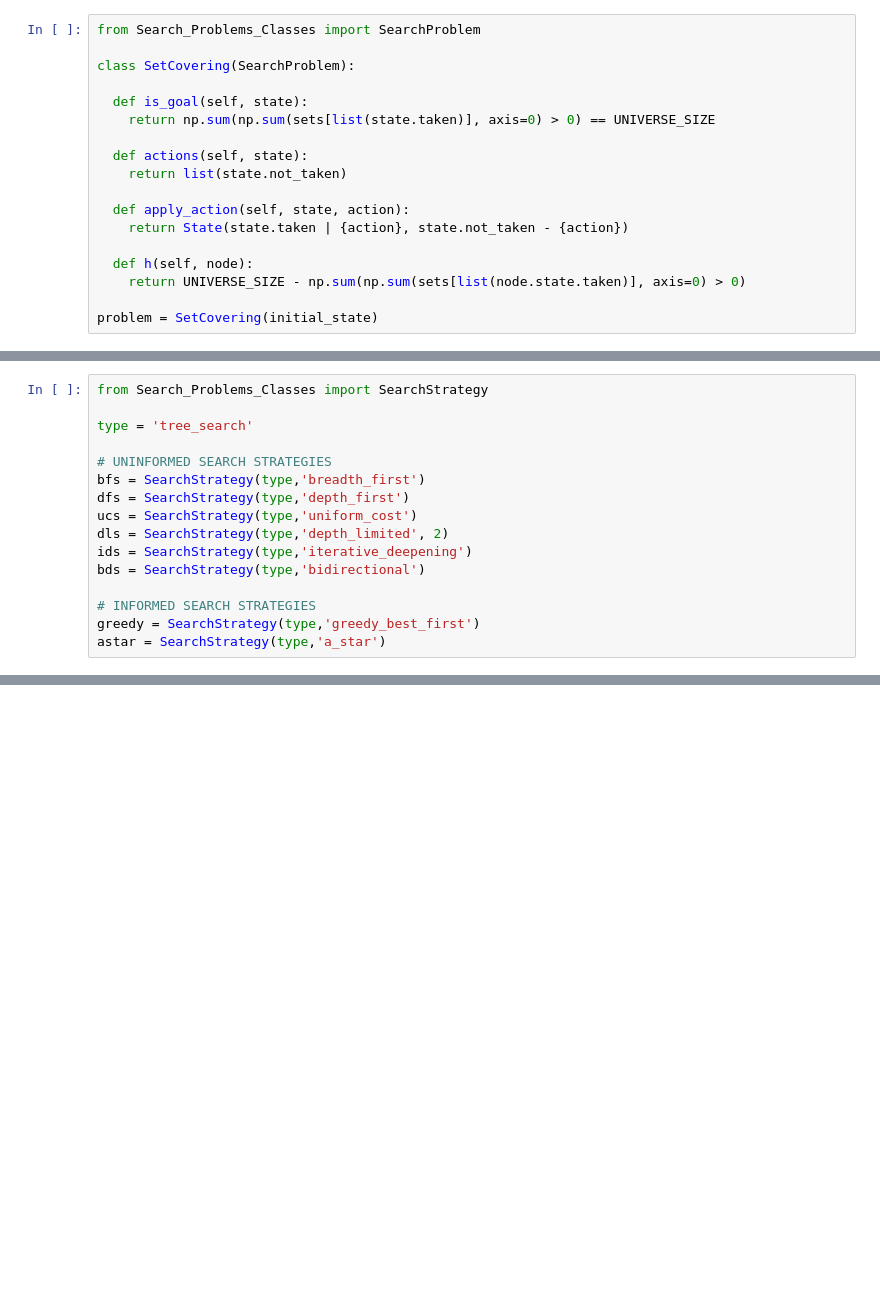
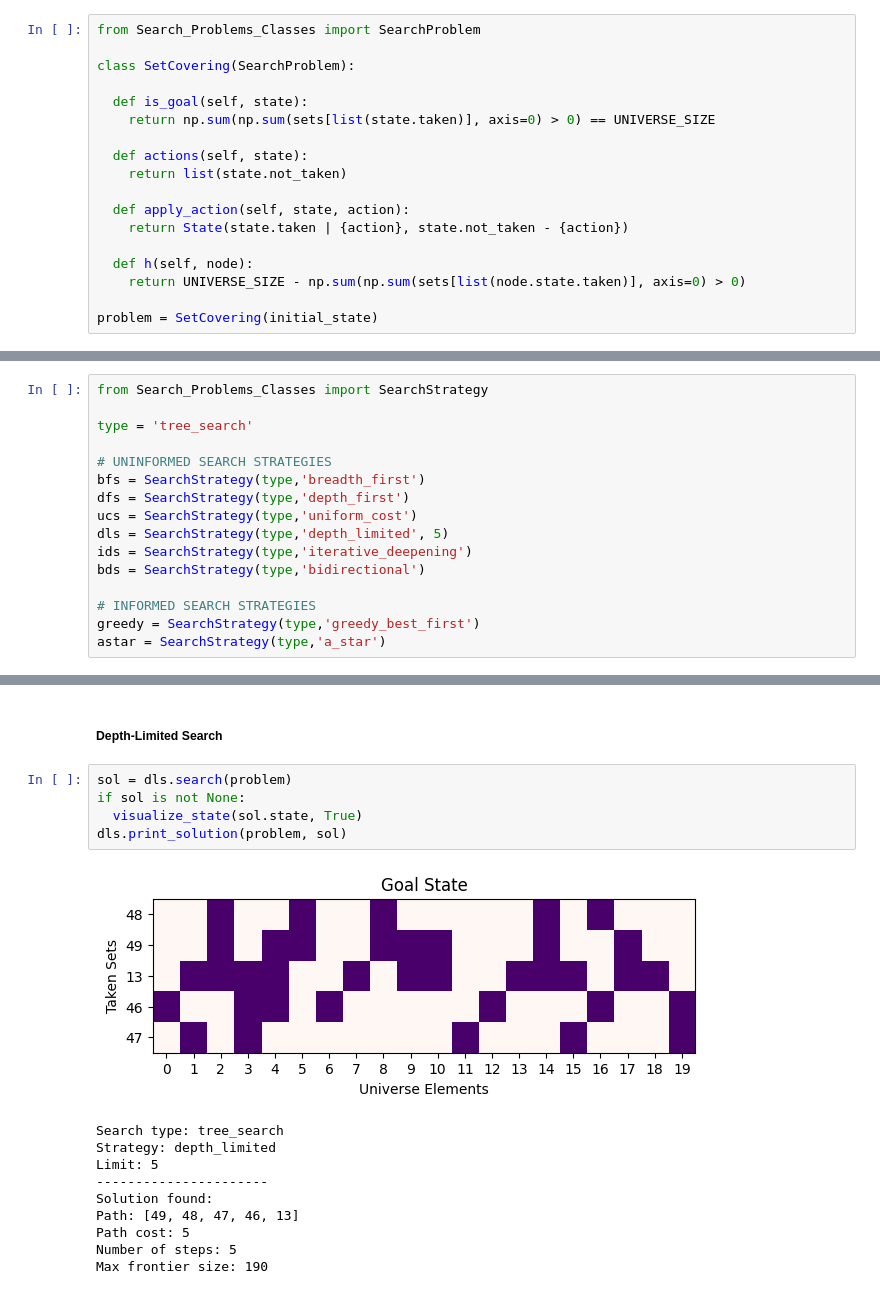
Before and after one commit to beatrice-occhiena/Computational_intelligence, a Jupyter notebook: Labs/Lab_01/Set_Covering.ipynb, the cells around one changed output, grey strips where cells are left out. Drawn from its saved outputs; the diff is of its cells as text; blank space fills up the shorter version.

```diff
--- a/Labs/Lab_01/Set_Covering.ipynb
+++ b/Labs/Lab_01/Set_Covering.ipynb
@@ -180,7 +183,7 @@ type = 'tree_search'
 bfs = SearchStrategy(type,'breadth_first')
 dfs = SearchStrategy(type,'depth_first')
 ucs = SearchStrategy(type,'uniform_cost')
-dls = SearchStrategy(type,'depth_limited', 2)
+dls = SearchStrategy(type,'depth_limited', 5)
 ids = SearchStrategy(type,'iterative_deepening')
 bds = SearchStrategy(type,'bidirectional')
 
@@ -203,0 +247,18 @@ Max frontier size: 364
+# %% [markdown]
+##### Depth-Limited Search
+# %%
+sol = dls.search(problem)
+if sol is not None:
+  visualize_state(sol.state, True)
+dls.print_solution(problem, sol)
+# %% [output]
+[figure, added]
+Search type: tree_search
+Strategy: depth_limited
+Limit: 5
+----------------------
+Solution found:
+Path: [49, 48, 47, 46, 13]
+Path cost: 5
+Number of steps: 5
+Max frontier size: 190
```
Also changed, not shown: parts of 23 cells of this notebook, 1 other file.
